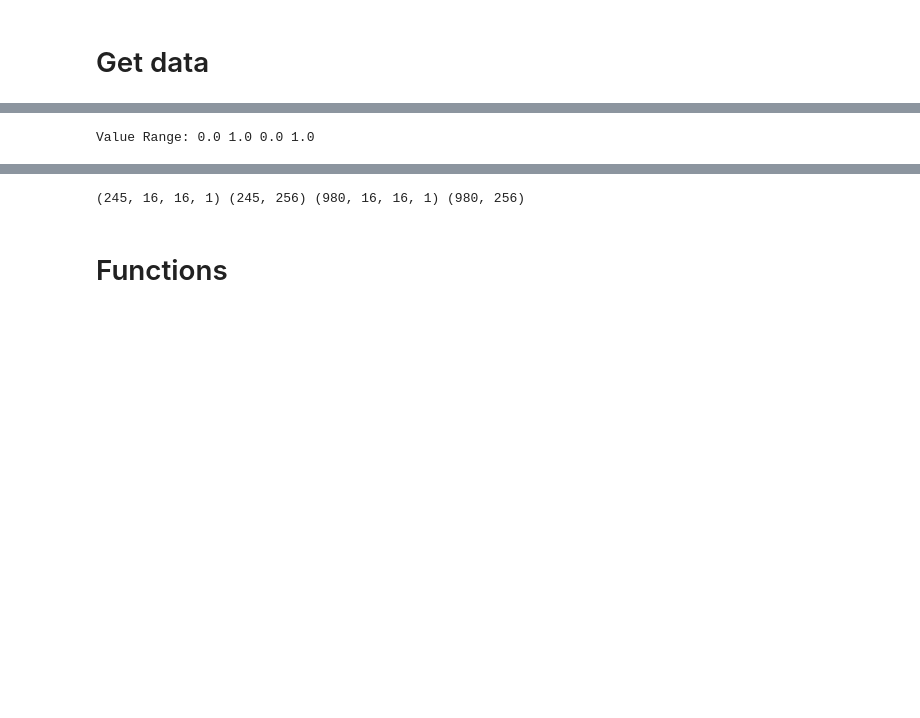
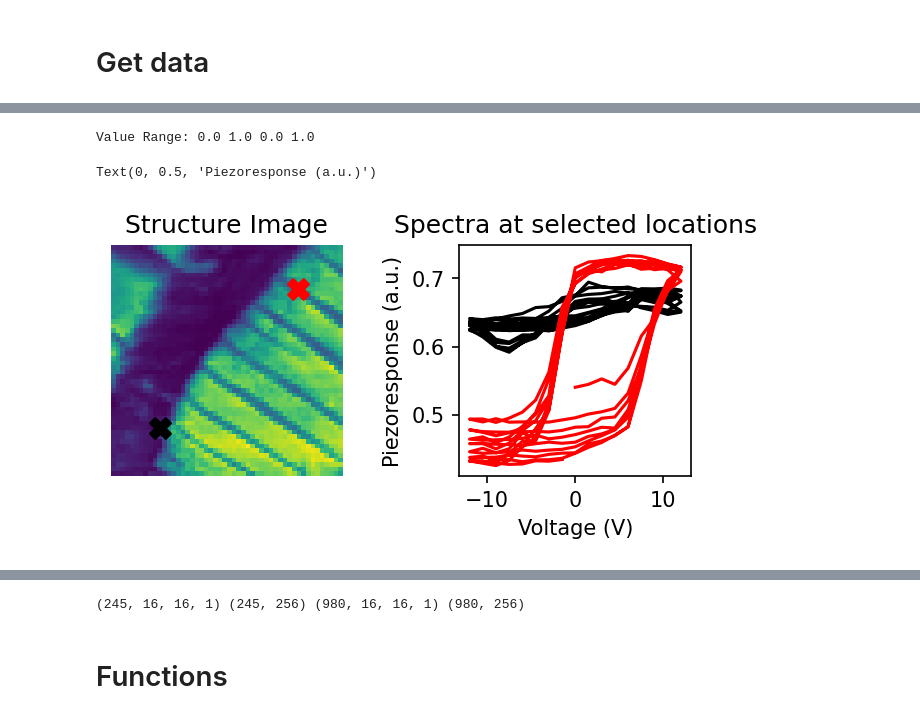
Before and after one commit to gnganesh99/im2spec_bnn, a Jupyter notebook: pbnn_im2spec.ipynb, the cells around one changed output, grey strips where cells are left out. Saved outputs shown, nothing was run; the diff lists cells and outputs as text; code cells hidden in the pictures; blank space fills up the shorter version.

```diff
--- a/pbnn_im2spec.ipynb
+++ b/pbnn_im2spec.ipynb
@@ -38,29 +48,31 @@ from plot_functions import *
 # %%
-beps_file = r"BEPS_data/PTO_BEPS_1um.npz"
+beps_file = r"/content/PTO_BEPS_0d85um.npz"
 
 full_image, spectra, v_step = extract_beps_data(beps_file)
 print("Value Range:", full_image.min(), full_image.max(), spectra.min(), spectra.max())
 
 spec_pixel_x1 = 10; spec_pixel_y1 = 10
 spec_pixel_x2 = 40; spec_pixel_y2 = 40
 
 # Plot image and spectra at selected locations
-# f, (ax1, ax2) = plt.subplots(1, 2, figsize=(5, 2), dpi = 150)
-# plt.subplots_adjust(wspace=0.5)
+f, (ax1, ax2) = plt.subplots(1, 2, figsize=(5, 2), dpi = 150)
+plt.subplots_adjust(wspace=0.5)
 
-# ax1.imshow(full_image, origin = "lower")
-# ax1.scatter(spec_pixel_x1, spec_pixel_y1, marker='X', s=100, c='k')
-# ax1.scatter(spec_pixel_x2, spec_pixel_y2, marker='X', s=100, c='r')
-# ax1.set_title('Structure Image')
-# ax1.axis("off")
+ax1.imshow(full_image, origin = "lower")
+ax1.scatter(spec_pixel_x1, spec_pixel_y1, marker='X', s=100, c='k')
+ax1.scatter(spec_pixel_x2, spec_pixel_y2, marker='X', s=100, c='r')
+ax1.set_title('Structure Image')
+ax1.axis("off")
 
-# ax2.set_title("Spectra at selected locations")  # Note: Convention of the spectra indices is reversed!!!
-# ax2.plot(v_step, spectra[spec_pixel_y1, spec_pixel_x1], c = 'k')
-# ax2.plot(v_step, spectra[spec_pixel_y2, spec_pixel_x2], c = 'r')
-# ax2.set_xlabel('Voltage (V)')
-# ax2.set_ylabel('Piezoresponse (a.u.)')
+ax2.set_title("Spectra at selected locations")  # Note: Convention of the spectra indices is reversed!!!
+ax2.plot(v_step, spectra[spec_pixel_y1, spec_pixel_x1], c = 'k')
+ax2.plot(v_step, spectra[spec_pixel_y2, spec_pixel_x2], c = 'r')
+ax2.set_xlabel('Voltage (V)')
+ax2.set_ylabel('Piezoresponse (a.u.)')
 # %% [output]
 Value Range: 0.0 1.0 0.0 1.0
+Text(0, 0.5, 'Piezoresponse (a.u.)')
+[figure, added]
 # %%
 #images, spectra, coordinates = paired_images_spectra_1(full_image, cits_obj, hyperspectra, window_size = 20, coordinate_step = 10, image_norm=False, spectra_norm = False)
 window_size = 16
```
Also changed, not shown: parts of 14 cells of this notebook.
